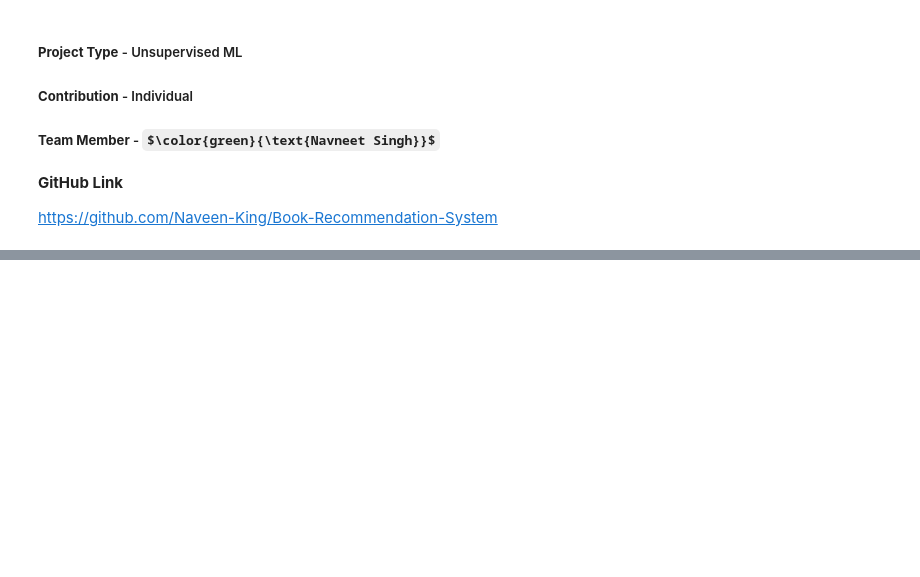
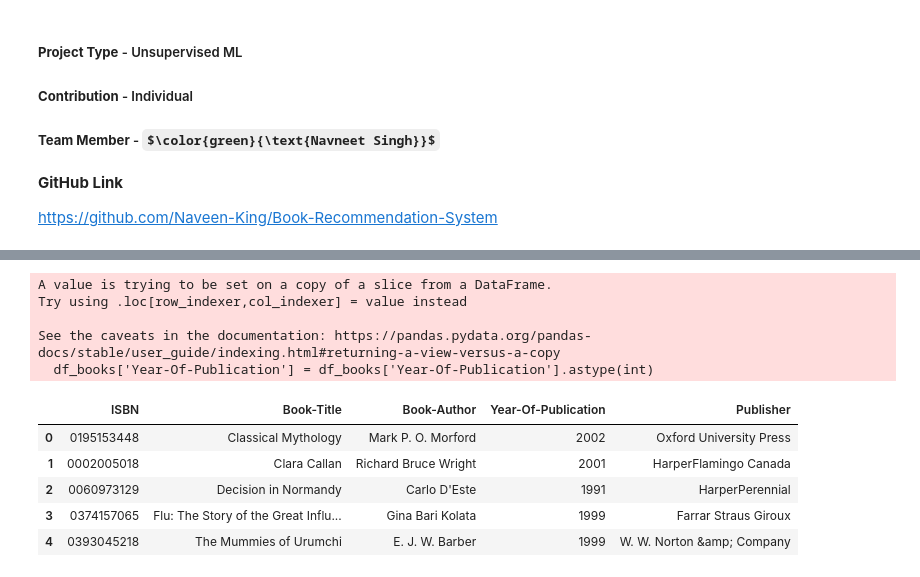
Before and after one commit to Navneet-Nicer/Book-Recommendation-System, a Jupyter notebook: Unsupervised_ML_Book_Recommendation_System3.ipynb, the cells around one changed output, grey strips where cells are left out. Saved outputs shown, nothing was run; the diff lists cells and outputs as text; code cells hidden in the pictures; some formulas as TeX source; blank space fills up the shorter version.

```diff
--- a/Unsupervised_ML_Book_Recommendation_System3.ipynb
+++ b/Unsupervised_ML_Book_Recommendation_System3.ipynb
@@ -42,0 +108,18 @@ In this notebook, the motivation is to:
+# %%
+df_books = df_books.dropna()
+df_books['Year-Of-Publication'] = df_books['Year-Of-Publication'].astype(int)
+# %% [output]
+A value is trying to be set on a copy of a slice from a DataFrame.
+Try using .loc[row_indexer,col_indexer] = value instead
+
+See the caveats in the documentation: https://pandas.pydata.org/pandas-docs/stable/user_guide/indexing.html#returning-a-view-versus-a-copy
+  df_books['Year-Of-Publication'] = df_books['Year-Of-Publication'].astype(int)
+# %%
+df_books.head()
+# %% [output]
+|  | ISBN | Book-Title | Book-Author | Year-Of-Publication | Publisher |
+| 0 | 0195153448 | Classical Mythology | Mark P. O. Morford | 2002 | Oxford University Press |
+| 1 | 0002005018 | Clara Callan | Richard Bruce Wright | 2001 | HarperFlamingo Canada |
+| 2 | 0060973129 | Decision in Normandy | Carlo D'Este | 1991 | HarperPerennial |
+| 3 | 0374157065 | Flu: The Story of the Great Influ... | Gina Bari Kolata | 1999 | Farrar Straus Giroux |
+| 4 | 0393045218 | The Mummies of Urumchi | E. J. W. Barber | 1999 | W. W. Norton &amp; Company |
```
Also changed, not shown: parts of 39 cells of this notebook.
